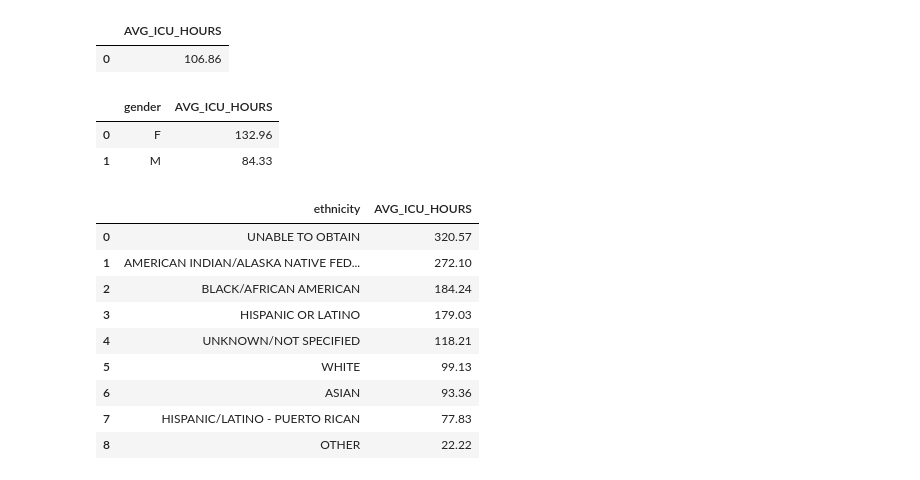
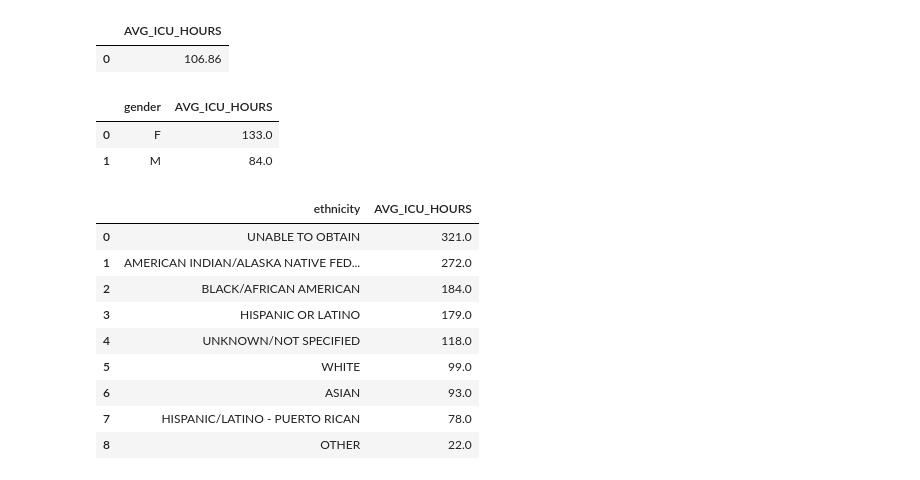
Before and after one commit to sabian147/DE300, a Jupyter notebook: Homework_2/sna3362_HW2.ipynb, the cells around one changed output. Drawn from its saved outputs; the diff is of its cells as text; code cells hidden in the pictures.

```diff
--- a/Homework_2/sna3362_HW2.ipynb
+++ b/Homework_2/sna3362_HW2.ipynb
@@ -167,45 +197,45 @@ df_icu_by_gender = conn.execute("""
                 CAST(ICUSTAYS.INTIME AS TIMESTAMP),
                 CAST(ICUSTAYS.OUTTIME AS TIMESTAMP)
             ) / 60.0
-        ), 2) AS AVG_ICU_HOURS
+        ), 0) AS AVG_ICU_HOURS
     FROM ICUSTAYS
     JOIN PATIENTS ON ICUSTAYS.SUBJECT_ID = PATIENTS.SUBJECT_ID
     WHERE INTIME IS NOT NULL AND OUTTIME IS NOT NULL
-    GROUP BY PATIENTS.GENDER
-    ORDER BY PATIENTS.GENDER;
+    GROUP BY PATIENTS.GENDER;
 """).fetchdf()
 
 df_icu_by_gender
 # %% [output]
 |  | gender | AVG_ICU_HOURS |
-| 0 | F | 132.96 |
-| 1 | M | 84.33 |
+| 0 | F | 133.0 |
+| 1 | M | 84.0 |
 # %%
 df_icu_by_ethnicity = conn.execute("""
     SELECT
         ADMISSIONS.ETHNICITY,
         ROUND(AVG(
             DATE_DIFF('minute',
                 CAST(ICUSTAYS.INTIME AS TIMESTAMP),
                 CAST(ICUSTAYS.OUTTIME AS TIMESTAMP)
             ) / 60.0
-        ), 2) AS AVG_ICU_HOURS
+        ), 0) AS AVG_ICU_HOURS
     FROM ICUSTAYS
     JOIN ADMISSIONS ON ICUSTAYS.HADM_ID = ADMISSIONS.HADM_ID
     WHERE INTIME IS NOT NULL AND OUTTIME IS NOT NULL
     GROUP BY ADMISSIONS.ETHNICITY
     ORDER BY AVG_ICU_HOURS DESC;
+
 """).fetchdf()
 
 df_icu_by_ethnicity
 # %% [output]
 |  | ethnicity | AVG_ICU_HOURS |
-| 0 | UNABLE TO OBTAIN | 320.57 |
-| 1 | AMERICAN INDIAN/ALASKA NATIVE FED... | 272.10 |
-| 2 | BLACK/AFRICAN AMERICAN | 184.24 |
-| 3 | HISPANIC OR LATINO | 179.03 |
-| 4 | UNKNOWN/NOT SPECIFIED | 118.21 |
-| 5 | WHITE | 99.13 |
-| 6 | ASIAN | 93.36 |
-| 7 | HISPANIC/LATINO - PUERTO RICAN | 77.83 |
-| 8 | OTHER | 22.22 |
+| 0 | UNABLE TO OBTAIN | 321.0 |
+| 1 | AMERICAN INDIAN/ALASKA NATIVE FED... | 272.0 |
+| 2 | BLACK/AFRICAN AMERICAN | 184.0 |
+| 3 | HISPANIC OR LATINO | 179.0 |
+| 4 | UNKNOWN/NOT SPECIFIED | 118.0 |
+| 5 | WHITE | 99.0 |
+| 6 | ASIAN | 93.0 |
+| 7 | HISPANIC/LATINO - PUERTO RICAN | 78.0 |
+| 8 | OTHER | 22.0 |
```
Also changed, not shown: parts of 35 cells of this notebook, 3 other files.
